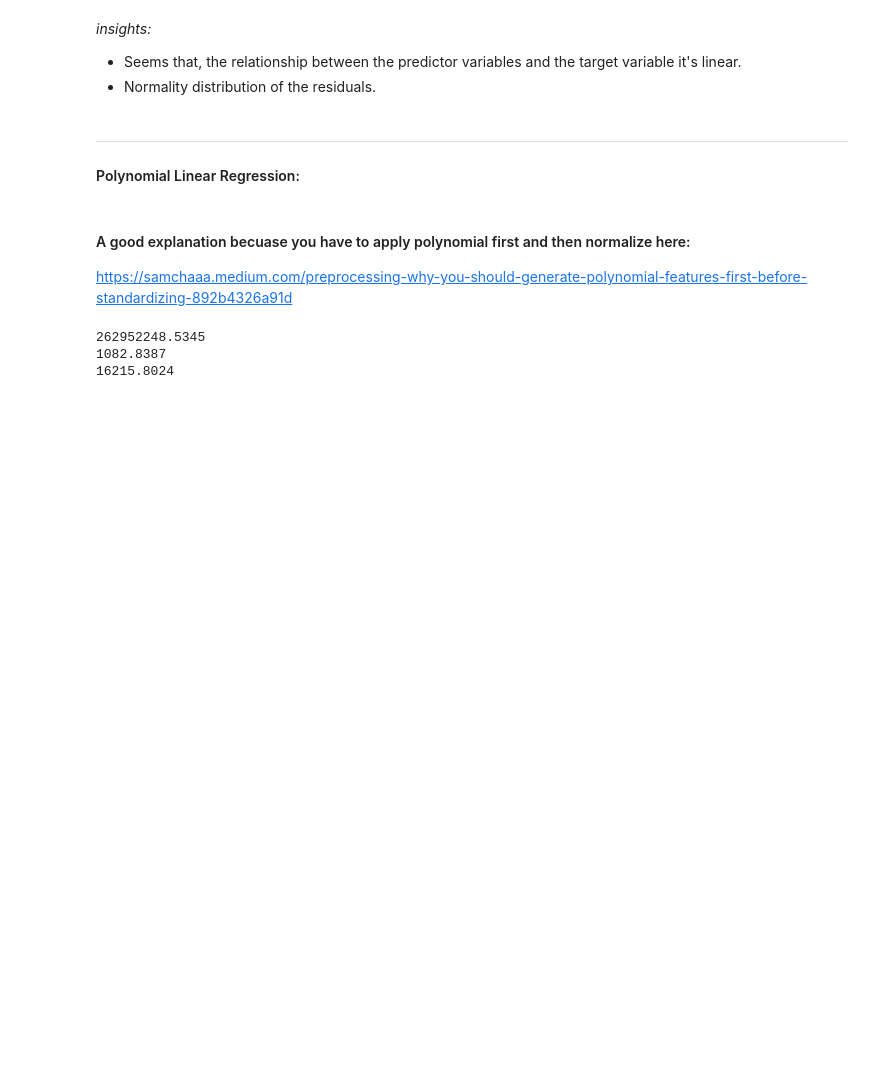
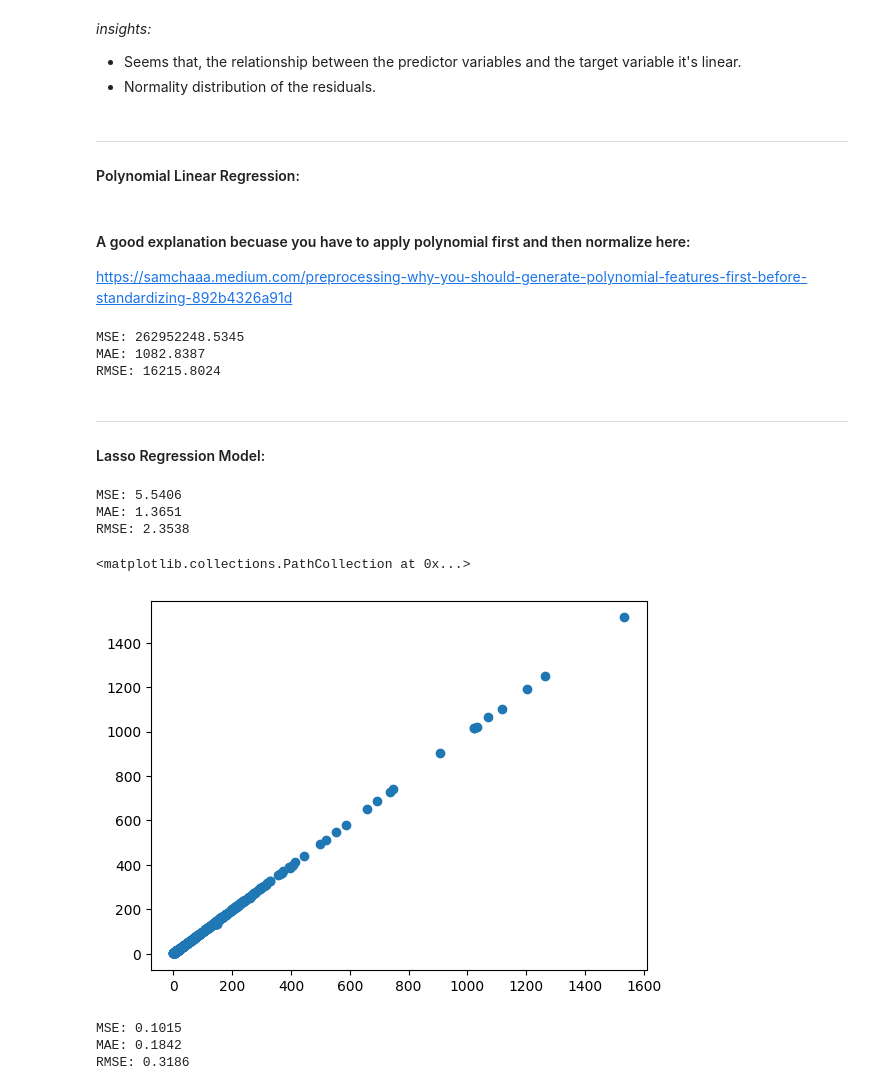
Before and after one commit to Gemilianol/mlproject, a Jupyter notebook: notebook/2. Model training.ipynb, the cells around one changed output. Drawn from its saved outputs; the diff is of its cells as text; code cells hidden in the pictures; blank space fills up the shorter version.

```diff
--- a/notebook/2. Model training.ipynb
+++ b/notebook/2. Model training.ipynb
@@ -212,10 +218,58 @@ preds = reg.predict(X_test_poly)
 mse=mean_squared_error(y_test,preds)
 mae=mean_absolute_error(y_test,preds)
 rmse=np.sqrt(mse)
-print(np.round(mse,4))
-print(np.round(mae,4))
-print(np.round(rmse,4))
+print(f'MSE: {np.round(mse,4)}')
+print(f'MAE: {np.round(mae,4)}')
+print(f'RMSE: {np.round(rmse,4)}')
 # %% [output]
-262952248.5345
-1082.8387
-16215.8024
+MSE: 262952248.5345
+MAE: 1082.8387
+RMSE: 16215.8024
+# %% [markdown]
+---
+#### Lasso Regression Model:
+# %%
+# Lasso Regression
+from sklearn.linear_model import Lasso
+
+lasso=Lasso()
+lasso.fit(X_train_scaled,y_train)
+
+y_pred=lasso.predict(X_test_scaled)
+
+## Performance Metrics
+mse=mean_squared_error(y_test,y_pred)
+mae=mean_absolute_error(y_test,y_pred)
+rmse=np.sqrt(mse)
+print(f'MSE: {np.round(mse,4)}')
+print(f'MAE: {np.round(mae,4)}')
+print(f'RMSE: {np.round(rmse,4)}')
+# %% [output]
+MSE: 5.5406
+MAE: 1.3651
+RMSE: 2.3538
+# %%
+plt.scatter(y_test,y_pred)
+# %% [output]
+<matplotlib.collections.PathCollection at 0x...>
+[figure, added]
+# %%
+# Cross Validation with Lasso
+from sklearn.linear_model import LassoCV
+
+lassocv=LassoCV(cv=5)
+lassocv.fit(X_train_scaled,y_train)
+
+y_pred=lassocv.predict(X_test_scaled)
+
+## Performance Metrics
+mse=mean_squared_error(y_test,y_pred)
+mae=mean_absolute_error(y_test,y_pred)
+rmse=np.sqrt(mse)
+print(f'MSE: {np.round(mse,4)}')
+print(f'MAE: {np.round(mae,4)}')
+print(f'RMSE: {np.round(rmse,4)}')
+# %% [output]
+MSE: 0.1015
+MAE: 0.1842
+RMSE: 0.3186
```
Also changed, not shown: parts of 14 cells of this notebook.
